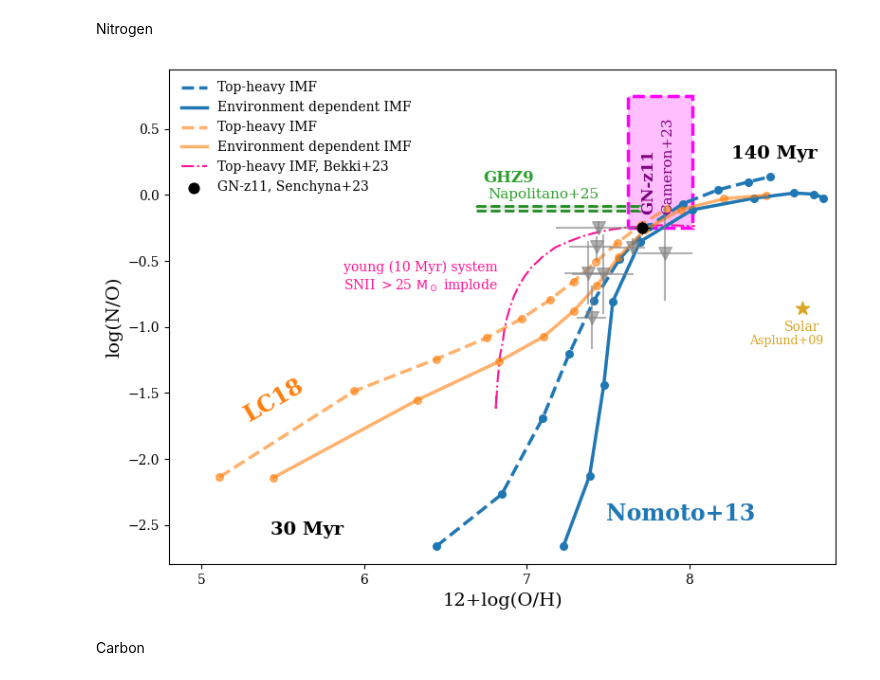
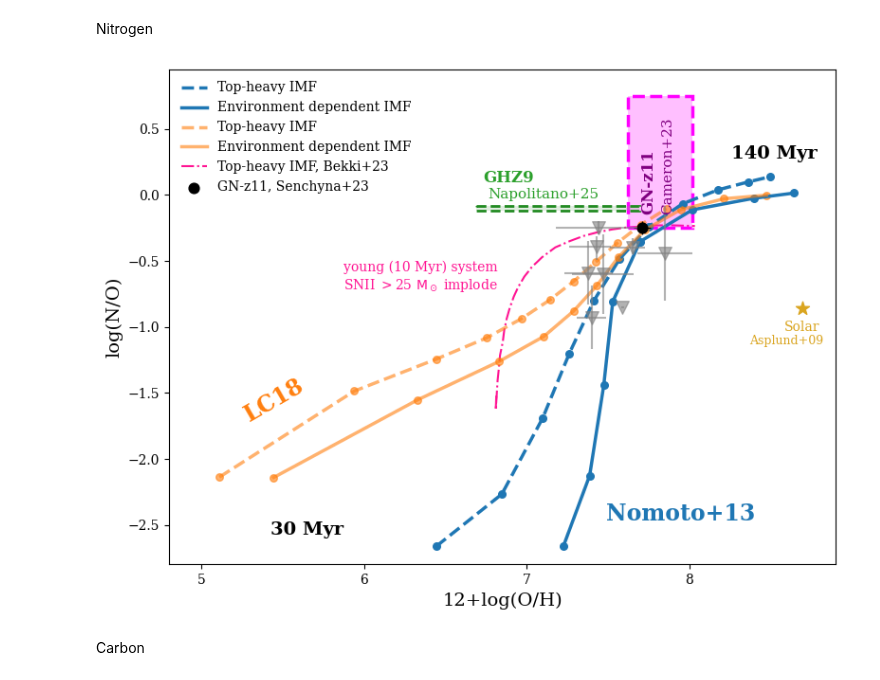
Before and after one commit to bshidvb/galIMF, a Jupyter notebook: plotting/plots_for-paper.ipynb, the cells around one changed output. Saved outputs shown, nothing was run; the diff lists cells and outputs as text; code cells hidden in the pictures.

```diff
--- a/plotting/plots_for-paper.ipynb
+++ b/plotting/plots_for-paper.ipynb
@@ -69,7 +69,7 @@ def plot_high_redshift_gal_data():
         # (7.75, -0.76, 'ID60001', 0.03, 0.03),
         # (7.97, -0.86, 'EXCELS-121806', 0.04, 0.10),
         # (7.90, -1.10, 'GS_3073 (low density)', 0.09, 0.12),
-        # (7.59, -0.85, 'GS_9422 (tentative)', 0.06, 0),
+        (7.59, -0.85, 'GS_9422 (tentative)', CB_color_cycle[1], [[0.01], [0.01]], [[0], [0]]),
         # (7.96, -0.67, 'ID397', 0.10, 0.14),
         (7.43, -0.39, 'RXJ2248-ID', CB_color_cycle[1], [[0.17], [0.09]] , [[0.10], [0.08]]),
         (7.65, -0.40, 'GLASS_150008', CB_color_cycle[5], [[0.14], [0.08]] , [[0.05], [0.07]]),
@@ -177,7 +177,7 @@ for i, path in enumerate(file_paths):
 # file_paths = glob.glob("/Users/adriana_work/Desktop/galIMF/simulation_results_from_galaxy_evol/20260703/Nomoto/imfigimfSTF0.04Log_SFR1.0SFEN15SFE0.008Z_0-4.15infall0.009/chemical_and_SN_evolution.txt")
 file_paths = glob.glob("/Users/adriana_work/Desktop/galIMF/simulation_results_from_galaxy_evol/paper/nomoto/igimf2/imfigimfSTF0.04Log_SFR1.0SFEN100SFE0.008Z_0-4.15infall0.0065/chemical_and_SN_evolution.txt")
 index_x=4
-index_y=14
+index_y=12
 
 for i, path in enumerate(file_paths):
     data = load_data_with_names(path)
@@ -211,34 +211,34 @@ for i, path in enumerate(file_paths):
     stellar_ages = np.log10(time_steps)
     logNO, logOH = recalculate(logNO, logOH)
     plt.scatter(logOH[index_x:index_y], logNO[index_x:index_y], color='tab:orange', s=30, alpha=0.6)
     plt.plot(logOH[index_x:index_y], logNO[index_x:index_y], color='tab:orange', lw=2.5, label='Environment dependent IMF', alpha=0.6)
 
 
 plt.text(5.65, -2.6, '30 Myr', color='black', ha='center', va='bottom', fontsize=14, weight="bold")
 plt.text(8.525, 0.25, '140 Myr', color='black', ha='center', va='bottom', fontsize=14, weight="bold")
 
 plt.text(7.95, -2.5, 'Nomoto+13', color='tab:blue', ha='center', va='bottom', fontsize=17, weight="bold")
 plt.text(5.45, -1.75, 'LC18', color='tab:orange', ha='center', va='bottom', rotation=30, fontsize=17, weight="bold")
 
 title='Chemical evolution models with different IMF slopes'
 filename='./paper/paper_nitrogen.pdf'
 plot_Bekki_comparison()
 plt.xlabel('12+log(O/H)', fontsize=14)
 plt.ylabel('log(N/O)', fontsize=14)
 plt.xlim(4.8, 8.9)
 plt.locator_params(axis='x', nbins=8)
 plt.ylim(-2.8, 0.95)
 plt.locator_params(axis='y', nbins=8)
 plt.legend(bbox_to_anchor=(0, 1), loc="upper left", fontsize=10, frameon=False)
 # lgd_obs = plot_high_redshift_gal_data()
 # plt.gca().add_artist(lgd_obs)
 plot_high_redshift_gal_data()
 # plt.title(title, fontsize=16)
 plt.savefig(filename, bbox_inches='tight', dpi=300)
 plt.tight_layout()
 plt.show()
 # %% [output]
-[figure, old version]
+[figure, new version]
 # %% [markdown]
 Carbon
 # %%
```
Also changed, not shown: parts of 1 cell of this notebook.
